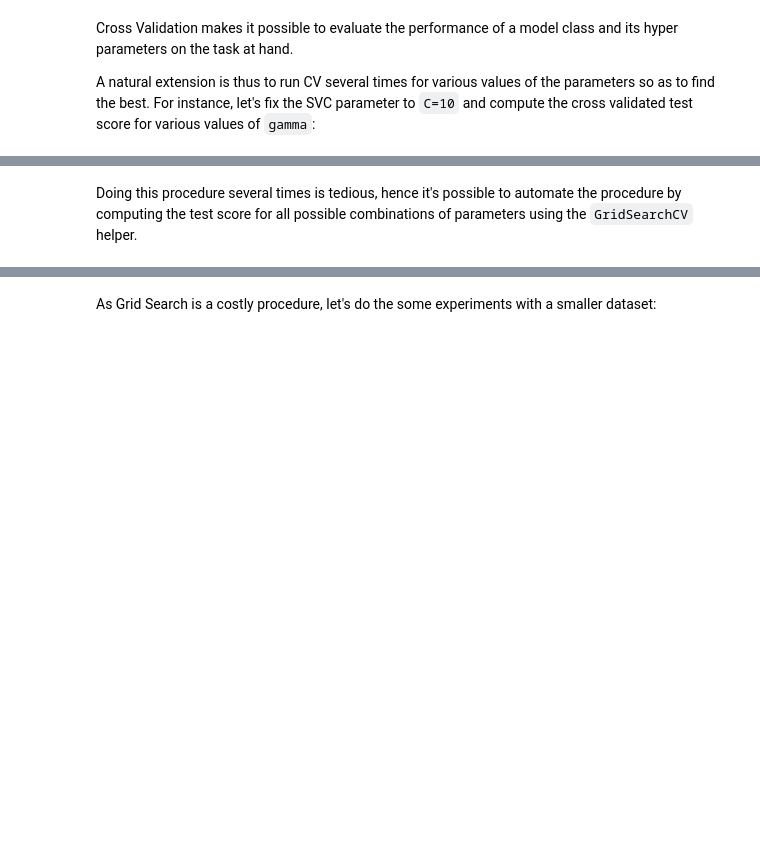
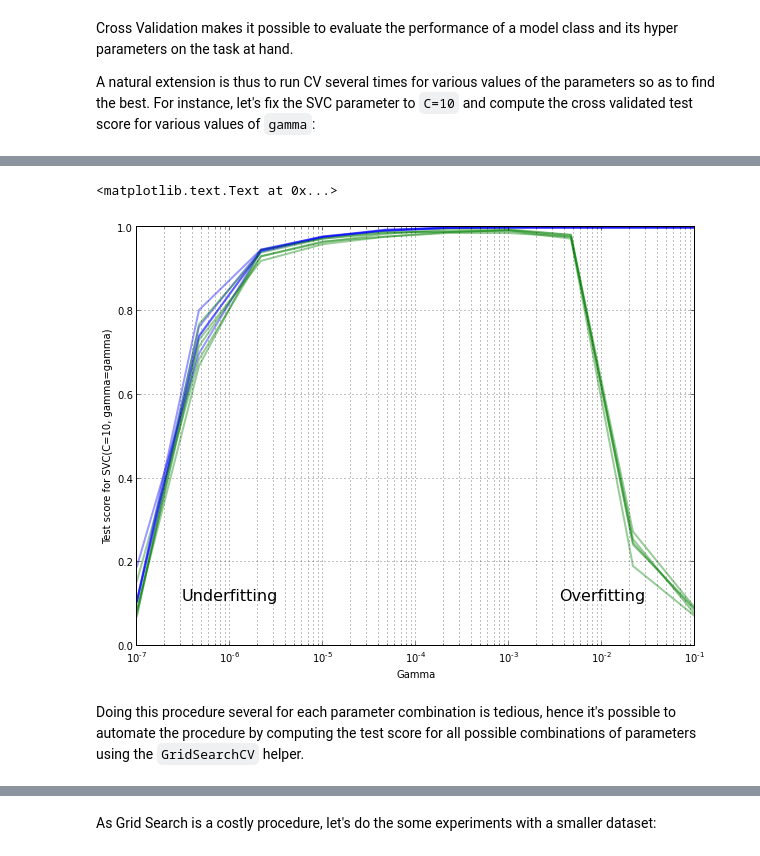
Before and after one commit to ogrisel/parallel_ml_tutorial, a Jupyter notebook: solutions/01 - Model Selection and Assessment.ipynb, the cells around one changed output, grey strips where cells are left out. Saved outputs shown, nothing was run; the diff lists cells and outputs as text; code cells hidden in the pictures; blank space fills up the shorter version.

```diff
--- a/solutions/01 - Model Selection and Assessment.ipynb
+++ b/solutions/01 - Model Selection and Assessment.ipynb
@@ -357,9 +357,3 @@ TODO: provide the parameters for an overfitting (model, dataset) pair then ask t
 Cross Validation makes it possible to evaluate the performance of a model class and its hyper parameters on the task at hand.
 
 A natural extension is thus to run CV several times for various values of the parameters so as to find the best. For instance, let's fix the SVC parameter to `C=10` and compute the cross validated test score for various values of `gamma`:
-# %%
-cv = ShuffleSplit(n_samples, n_iter=50, train_size=500, test_size=500,
-    random_state=0)
-
-for gamma in np.logspace(-4, 0, n_gammas):
-%time scores = cross_val_score(SVC(C=10, gamma=0.005), X, y, cv=cv)
@@ -368,5 +360,31 @@ IndentationError: expected an indented block (<ipython-input-45-f38a3c5bf8cf>, l
+# %%
+n_gammas = 10
+n_iter = 5
+cv = ShuffleSplit(n_samples, n_iter=n_iter, train_size=500, test_size=500,
+    random_state=0)
+
+train_scores = np.zeros((n_gammas, n_iter))
+test_scores = np.zeros((n_gammas, n_iter))
+gammas = np.logspace(-7, -1, n_gammas)
+
+for i, gamma in enumerate(gammas):
+    for j, (train, test) in enumerate(cv):
+        clf = SVC(C=10, gamma=gamma).fit(X[train], y[train])
+        train_scores[i, j] = clf.score(X[train], y[train])
+        test_scores[i, j] = clf.score(X[test], y[test])
+# %%
+for i in range(n_iter):
+    pl.semilogx(gammas, train_scores[:, i], alpha=0.4, lw=2, c='b')
+    pl.semilogx(gammas, test_scores[:, i], alpha=0.4, lw=2, c='g')
+pl.ylabel("Test score for SVC(C=10, gamma=gamma)")
+pl.xlabel("Gamma")
+pl.text(1e-6, 0.1, "Underfitting", fontsize=16, ha='center', va='bottom')
+pl.text(1e-2, 0.1, "Overfitting", fontsize=16, ha='center', va='bottom')
+# %% [output]
+<matplotlib.text.Text at 0x...>
+[figure, added]
 # %% [markdown]
-Doing this procedure several times is tedious, hence it's possible to automate the procedure by computing the test score for all possible combinations of parameters using the `GridSearchCV` helper.
+Doing this procedure several for each parameter combination is tedious, hence it's possible to automate the procedure by computing the test score for all possible combinations of parameters using the `GridSearchCV` helper.
 # %%
 from sklearn.grid_search import GridSearchCV
 #help(GridSearchCV)
```
Also changed, not shown: parts of 14 cells of this notebook, 1 other file.
